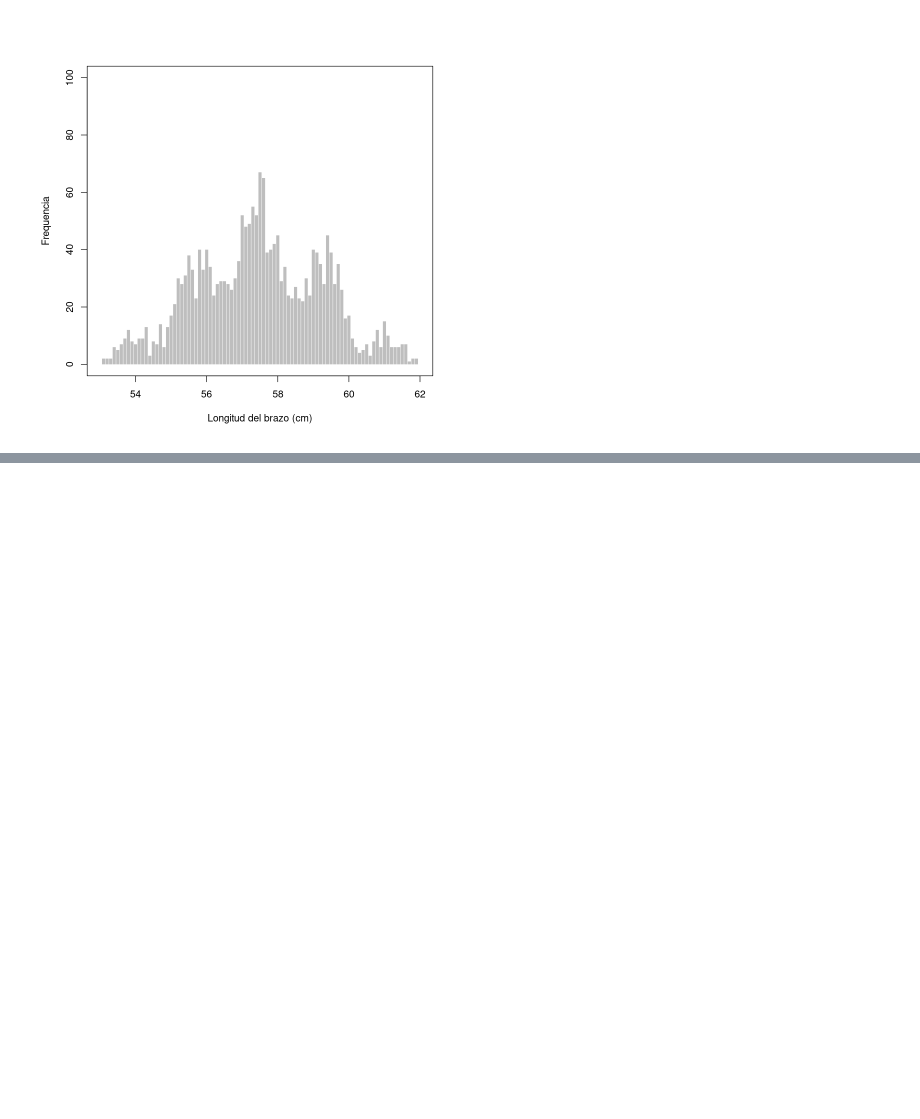
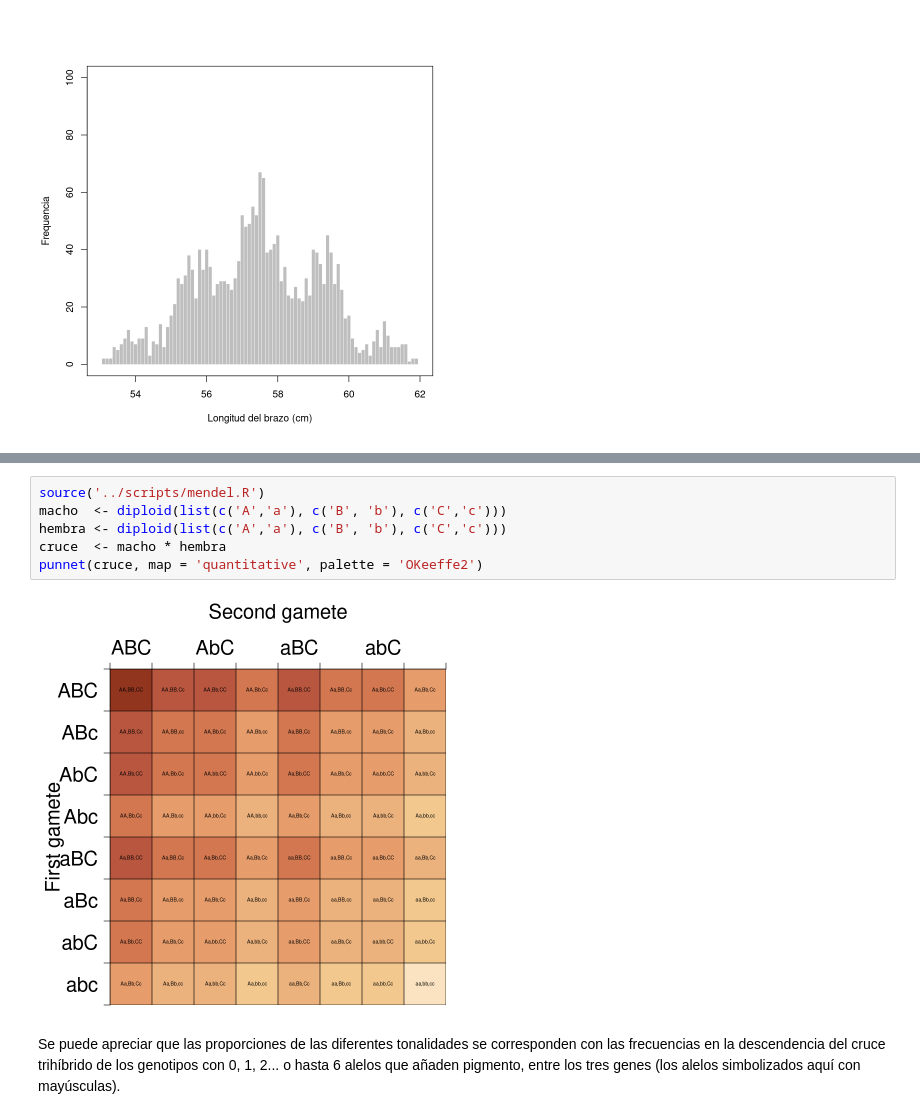
Before and after one commit to IgnasiLucas/Genetica_36834, a Jupyter notebook: T05_Genetica_quantitativa/T5_cas.ipynb, the cells around one changed output, grey strips where cells are left out. Drawn from its saved outputs; the diff is of its cells as text; blank space fills up the shorter version.

```diff
--- a/T05_Genetica_quantitativa/T5_cas.ipynb
+++ b/T05_Genetica_quantitativa/T5_cas.ipynb
@@ -83,0 +91,10 @@ text(as.numeric(names(col_tabla)), col_tabla, pos = 3,
+# %%
+source('../scripts/mendel.R')
+macho  <- diploid(list(c('A','a'), c('B', 'b'), c('C','c')))
+hembra <- diploid(list(c('A','a'), c('B', 'b'), c('C','c')))
+cruce  <- macho * hembra
+punnet(cruce, map = 'quantitative', palette = 'OKeeffe2')
+# %% [output]
+[figure, added]
+# %% [markdown]
+Se puede apreciar que las proporciones de las diferentes tonalidades se corresponden con las frecuencias en la descendencia del cruce trihíbrido de los genotipos con 0, 1, 2... o hasta 6 alelos que añaden pigmento, entre los tres genes (los alelos simbolizados aquí con mayúsculas).
```
Also changed, not shown: parts of 3 cells of this notebook, 10 other files.
